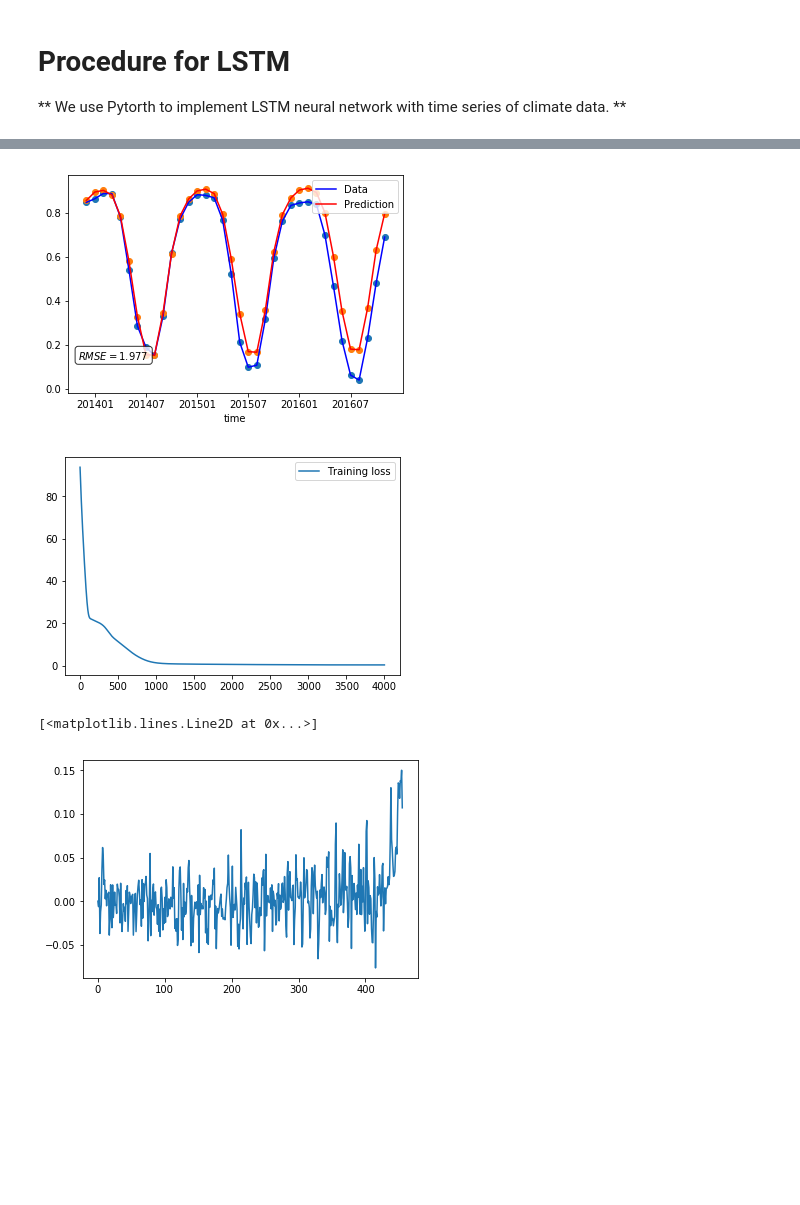
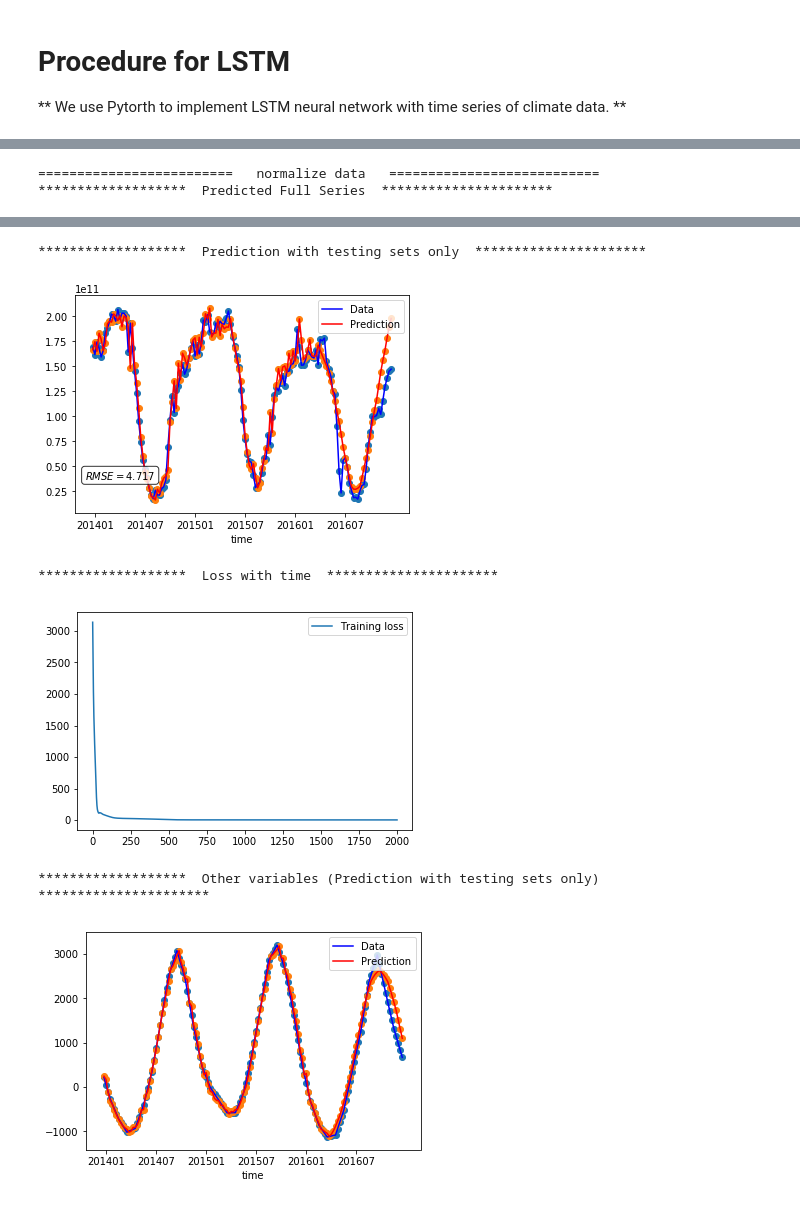
Before and after one commit to geek-yang/DeepArctic, a Jupyter notebook: TimeSeries/Weekly/series_LSTM_single_time_2SIC_region.ipynb, the cells around one changed output, grey strips where cells are left out. Drawn from its saved outputs; the diff is of its cells as text; code cells hidden in the pictures; blank space fills up the shorter version.

Commit message:
LSTM regions

```diff
--- a/TimeSeries/Weekly/series_LSTM_single_time_2SIC_region.ipynb
+++ b/TimeSeries/Weekly/series_LSTM_single_time_2SIC_region.ipynb
@@ -101,12 +101,12 @@ Alternative (not in use yet) <br>
 # %%
 ################################   path  ######################################
 # please specify data path
-datapath_ERAI = '/home/ESLT0068/WorkFlow/Core_Database_AMET_OMET_reanalysis/ERAI/regression'
-datapath_ORAS4 = '/home/ESLT0068/WorkFlow/Core_Database_AMET_OMET_reanalysis/warehouse_met'
+datapath_ERAI = '/home/ESLT0068/WorkFlow/Core_Database_DeepLearn/ERA-Interim'
+datapath_ORAS4 = '/home/ESLT0068/WorkFlow/Core_Database_DeepLearn/ORAS4'
 datapath_ORAS4_mask = '/home/ESLT0068/WorkFlow/Core_Database_AMET_OMET_reanalysis/ORAS4'
 datapath_PIOMASS = '/home/ESLT0068/WorkFlow/Core_Database_AMET_OMET_reanalysis/PIOMASS'
 datapath_clim_index = '/home/ESLT0068/WorkFlow/Core_Database_AMET_OMET_reanalysis/Climate_index'
-output_path = '/home/ESLT0068/NLeSC/Computation_Modeling/ML4Climate/PredictArctic/Series'
+output_path = '/home/ESLT0068/NLeSC/Computation_Modeling/ML4Climate/PredictArctic/Series/weekly'
 # %%
 if __name__=="__main__":
     print ('*********************** get the key to the datasets *************************')
@@ -521,48 +559,73 @@ RMSE = 1.9769703856266507
     index_plot = np.arange(len(SIC_ERAI_sum_norm))
     year_index = np.arange(1980,2017,5)
     # repeat climatology as reference
-    climatology = np.tile(seansonal_cycle_SIC,len(SIC_ERAI_sum_norm)//12)
+    climatology = np.tile(seansonal_cycle_SIC,len(year_ERAI))
+    print ('=========================   normalize data   ===========================')
+    data_predict_SIC_denorm = deepclim.preprocess.operator.denormalize(data_predict[:,0],SIC_ERAI_sum_series)
+    data_predict_OHC_denorm = deepclim.preprocess.operator.denormalize(data_predict[:,1],OHC_300_ORAS4_sum_series)
     # create index
+    print ("*******************  Predicted Full Series  **********************")
     fig1 = plt.figure()
-    plt.vlines(index_plot[-test_year*12],0,1,colors='g',linestyle='dashed',linewidth=2)
-    plt.plot(index_plot, data_predict, 'r',label="Prediction")
-    plt.plot(index_plot, SIC_ERAI_sum_norm, 'b',label="Data")
+    plt.vlines(index_plot[-test_year*12*4],0,1,colors='g',linestyle='dashed',linewidth=2)
+    plt.plot(index_plot, data_predict_SIC_denorm, 'r',label="Prediction") #[:,0] is SIC
+    plt.plot(index_plot, SIC_ERAI_sum_series, 'b',label="Data")
     #plt.plot(index_plot, climatology, 'c--',label="climatology")
     #plt.plot(y_train[:,0,0].detach().numpy(), label="Data")
     #plt.plot(y_train[:,0,0].detach().numpy(), label="Training")
     plt.xlabel('time')
-    plt.xticks(np.arange(13,len(index_plot)+1,60),year_index)
+    plt.xticks(np.arange(12*4+1,len(index_plot)+1,60*4),year_index)
     plt.legend()
     plt.show()
-    fig1.savefig(os.path.join(output_path,'SIC_ERAI_LSTM_pred_full.png'),dpi=300)
+    fig1.savefig(os.path.join(output_path,'SIC_{}_ERAI_LSTM_pred_full.png'.format(region_name)),dpi=300)
 
+    print ("*******************  Prediction with testing sets only  **********************")
     # include text box in the figure
     text_content = '$RMSE=%.3f$ ' % (error_pred)
     fig0 = plt.figure()
-    plt.plot(index_plot[-test_year*12:], SIC_ERAI_sum_norm[-test_year*12:], 'b',label="Data")
-    plt.scatter(index_plot[-test_year*12:],SIC_ERAI_sum_norm[-test_year*12:])
-    plt.plot(index_plot[-test_year*12:], data_predict[-test_year*12:], 'r',label="Prediction")
-    plt.scatter(index_plot[-test_year*12:], data_predict[-test_year*12:])
+    plt.plot(index_plot[-test_year*12*4:], SIC_ERAI_sum_series[-test_year*12*4:], 'b',label="Data")
+    plt.scatter(index_plot[-test_year*12*4:],SIC_ERAI_sum_series[-test_year*12*4:])
+    plt.plot(index_plot[-test_year*12*4:], data_predict_SIC_denorm[-test_year*12*4:], 'r',label="Prediction")
+    plt.scatter(index_plot[-test_year*12*4:], data_predict_SIC_denorm[-test_year*12*4:])
     #plt.plot(index_plot, climatology, 'c--',label="climatology")
     #plt.plot(y_train[:,0,0].detach().numpy(), label="Data")
     #plt.plot(y_train[:,0,0].detach().numpy(), label="Training")
-    #plt.scatter(index_plot[-test_year*12:],weight_loss[-test_year*12:]*0.05, label="Weight")
     plt.xlabel('time')
-    plt.xticks(np.arange(421,457,6),(['201401', '201407',
-                                     '201501', '201507',
-                                     '201601', '201607']))
+    plt.xticks(np.arange(35*12*4+1,38*12*4+1,6*4),(['201401', '201407',
+                                                    '201501', '201507',
+                                                    '201601', '201607']))
     plt.legend(loc=1)
     props = dict(boxstyle='round', facecolor='white', alpha=0.8)
     ax = plt.gca()
     ax.text(0.03,0.2,text_content,transform=ax.transAxes,fontsize=10,verticalalignment='top',bbox=props)
     plt.show()
-    fig0.savefig(os.path.join(output_path,'SIC_ERAI_LSTM_pred.png'),dpi=300)
+    fig0.savefig(os.path.join(output_path,'SIC_{}_ERAI_LSTM_pred.png'.format(region_name)),dpi=300)
 
+    print ("*******************  Loss with time  **********************")
     fig2 = plt.figure()
-    plt.plot(hist[:], label="Training loss")
+    plt.plot(hist, label="Training loss")
     plt.legend()
     plt.show()
-    fig2.savefig(os.path.join(output_path,'SIC_ERAI_LSTM_pred_error.png'),dpi=300)
+    fig2.savefig(os.path.join(output_path,'SIC_{}_ERAI_LSTM_pred_error.png'.format(region_name)),dpi=300)
 
-    plt.plot(data_predict-SIC_ERAI_sum_norm)
+    print ("*******************  Other variables (Prediction with testing sets only) **********************")
+    fig3 = plt.figure()
+    plt.plot(index_plot[-test_year*12*4:], OHC_300_ORAS4_sum_series[-test_year*12*4:], 'b',label="Data")
+    plt.scatter(index_plot[-test_year*12*4:],OHC_300_ORAS4_sum_series[-test_year*12*4:])
+    plt.plot(index_plot[-test_year*12*4:], data_predict_OHC_denorm[-test_year*12*4:], 'r',label="Prediction")
+    plt.scatter(index_plot[-test_year*12*4:], data_predict_OHC_denorm[-test_year*12*4:])
+    #plt.plot(index_plot, climatology, 'c--',label="climatology")
+    #plt.plot(y_train[:,0,0].detach().numpy(), label="Data")
+    #plt.plot(y_train[:,0,0].detach().numpy(), label="Training")
+    plt.xlabel('time')
+    plt.xticks(np.arange(35*12*4+1,38*12*4+1,6*4),(['201401', '201407',
+                                                    '201501', '201507',
+                                                    '201601', '201607']))
+    plt.legend(loc=1)
+    #props = dict(boxstyle='round', facecolor='white', alpha=0.8)
+    ax = plt.gca()
+    #ax.text(0.03,0.2,text_content,transform=ax.transAxes,fontsize=10,verticalalignment='top',bbox=props)
+    plt.show()
+    fig3.savefig(os.path.join(output_path,'OHC_{}_ERAI_LSTM_pred.png'.format(region_name)),dpi=300)
 # %% [output]
+=========================   normalize data   ===========================
+*******************  Predicted Full Series  **********************
@@ -570,7 +633,9 @@ RMSE = 1.9769703856266507
+*******************  Prediction with testing sets only  **********************
-[figure, old version]
+[figure, new version]
+*******************  Loss with time  **********************
-[figure, old version]
+[figure, new version]
-[<matplotlib.lines.Line2D at 0x...>]
+*******************  Other variables (Prediction with testing sets only) **********************
-[figure, old version]
+[figure, new version]
 # %%
 #     print ('*******************  run linear regression  *********************')
 #     model = LinearReg()
```
Also changed, not shown: parts of 18 cells of this notebook, 1 other file.
